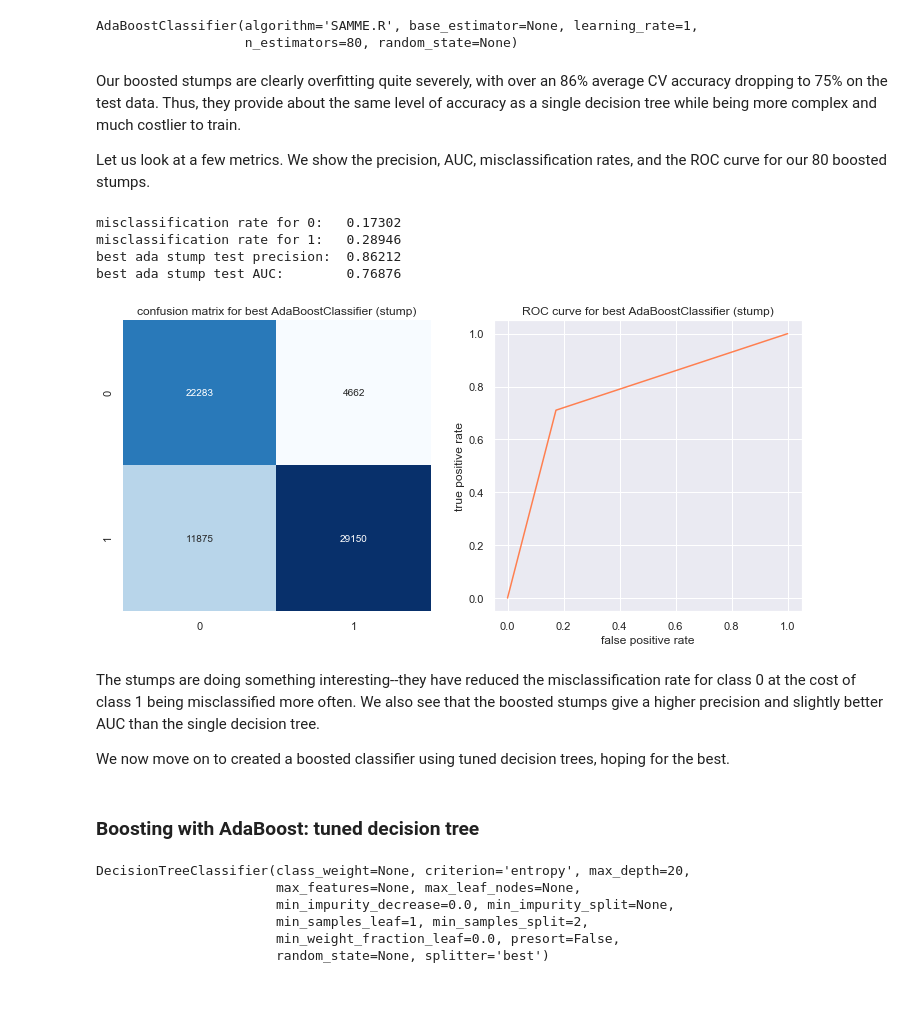
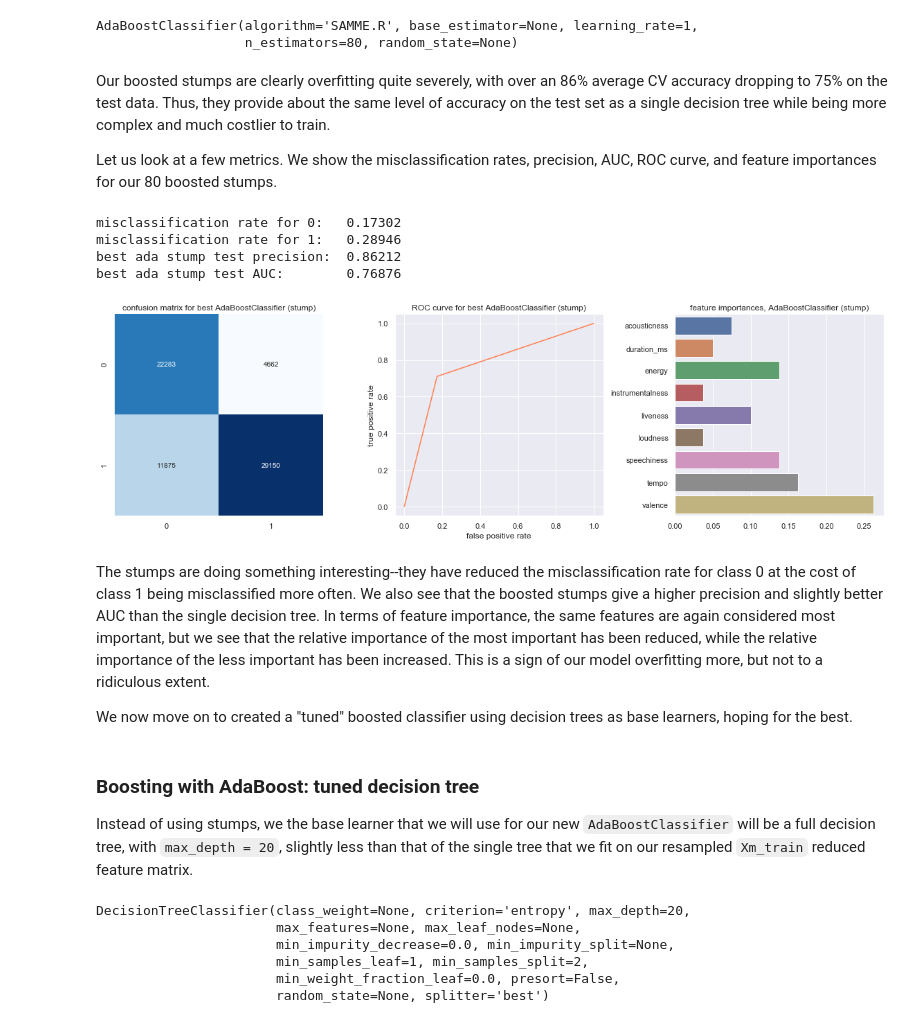
Before and after one commit to phetdam/tomodachi_proj, a Jupyter notebook: bb200_second_impression.ipynb, the cells around one changed output. Drawn from its saved outputs; the diff is of its cells as text; code cells hidden in the pictures; blank space fills up the shorter version.

```diff
--- a/bb200_second_impression.ipynb
+++ b/bb200_second_impression.ipynb
@@ -189,7 +219,7 @@ We now perform a 5-fold cross-validated grid search using `GridSearchCV` to tune
 # new decision tree classifier; again use entropy
 dtc = DecisionTreeClassifier(criterion = "entropy")
 # same parameter grid as in bb200_first_impressions.ipynb but with some added values
-param_grid = {"min_samples_split": [2, 10, 20, 40, 50],
+param_grid = {"min_samples_split": [2, 10, 20, 40],
               "max_depth": [20, 25, 50, None],
               "max_features": ["auto", None]}
 # again use accuracy as scoring metric, 5 fold cross validation, and 2 core parallel
@@ -325,41 +356,45 @@ best ada stump test accuracy:   0.75670
 AdaBoostClassifier(algorithm='SAMME.R', base_estimator=None, learning_rate=1,
                    n_estimators=80, random_state=None)
 # %% [markdown]
-Our boosted stumps are clearly overfitting quite severely, with over an 86% average CV accuracy dropping to 75% on the test data. Thus, they provide about the same level of accuracy as a single decision tree while being more complex and much costlier to train.
+Our boosted stumps are clearly overfitting quite severely, with over an 86% average CV accuracy dropping to 75% on the test data. Thus, they provide about the same level of accuracy on the test set as a single decision tree while being more complex and much costlier to train.
 
-Let us look at a few metrics. We show the precision, AUC, misclassification rates, and the ROC curve for our 80 boosted stumps.
+Let us look at a few metrics. We show the misclassification rates, precision, AUC, ROC curve, and feature importances for our 80 boosted stumps.
 # %%
 # our confusion matrix
 ada_cmat = confusion_matrix(ym_test, ada_stump_best.predict(Xm_test))
 print("misclassification rate for 0:\t{0:.5f}\nmisclassification rate for 1:\t{1:.5f}"
       "".format(ada_cmat[0][1] / sum(ada_cmat[0]), ada_cmat[1][0] / sum(ada_cmat[1])))
 # predicted values from test feature matrix
 ym_test_pred = ada_stump_best.predict(Xm_test)
 print("best ada stump test precision:\t{0:.5f}\nbest ada stump test AUC:\t{1:.5f}"
       "".format(precision_score(ym_test, ym_test_pred), roc_auc_score(ym_test, ym_test_pred)))
 # get fpr, tpr
 ym_test_fpr, ym_test_tpr, thresholds = roc_curve(ym_test, ym_test_pred)
-fig, axs = plt.subplots(nrows = 1, ncols = 2, figsize = (10, 5))
+fig, axs = plt.subplots(nrows = 1, ncols = 3, figsize = (16, 5))
 axs[0].set_title("confusion matrix for best AdaBoostClassifier (stump)")
 sns.heatmap(ada_cmat, annot = True, cmap = "Blues", cbar = False, ax = axs[0], fmt = "d")
 axs[1].set_title("ROC curve for best AdaBoostClassifier (stump)")
 axs[1].set_xlabel("false positive rate")
 axs[1].set_ylabel("true positive rate")
 sns.lineplot(ym_test_fpr, ym_test_tpr, color = "coral", ax = axs[1])
-# supposed to prevent plots from overlapping but made the graphs more square
+axs[2].set_title("feature importances, AdaBoostClassifier (stump)")
+sns.barplot(data = pd.DataFrame([ada_stump_best.feature_importances_], columns = Xm_test.columns),
+            ax = axs[2], orient = "h")
 fig.tight_layout()
 # %% [output]
 misclassification rate for 0:   0.17302
 misclassification rate for 1:   0.28946
 best ada stump test precision:  0.86212
 best ada stump test AUC:        0.76876
-[figure, old version]
+[figure, new version]
 # %% [markdown]
-The stumps are doing something interesting--they have reduced the misclassification rate for class 0 at the cost of class 1 being misclassified more often. We also see that the boosted stumps give a higher precision and slightly better AUC than the single decision tree.
+The stumps are doing something interesting--they have reduced the misclassification rate for class 0 at the cost of class 1 being misclassified more often. We also see that the boosted stumps give a higher precision and slightly better AUC than the single decision tree. In terms of feature importance, the same features are again considered most important, but we see that the relative importance of the most important has been reduced, while the relative importance of the less important has been increased. This is a sign of our model overfitting more, but not to a ridiculous extent.
 
-We now move on to created a boosted classifier using tuned decision trees, hoping for the best.
+We now move on to created a "tuned" boosted classifier using decision trees as base learners, hoping for the best.
-# %% [markdown]
-### Boosting with AdaBoost: tuned decision tree
+# %% [markdown]
+### Boosting with AdaBoost: tuned decision tree
+
+Instead of using stumps, we the base learner that we will use for our new `AdaBoostClassifier` will be a full decision tree, with `max_depth = 20`, slightly less than that of the single tree that we fit on our resampled `Xm_train` reduced feature matrix.
 # %%
 dtc_tuned = DecisionTreeClassifier(criterion = "entropy", max_depth = 20)
 dtc_tuned
```
Also changed, not shown: parts of 35 cells of this notebook.
